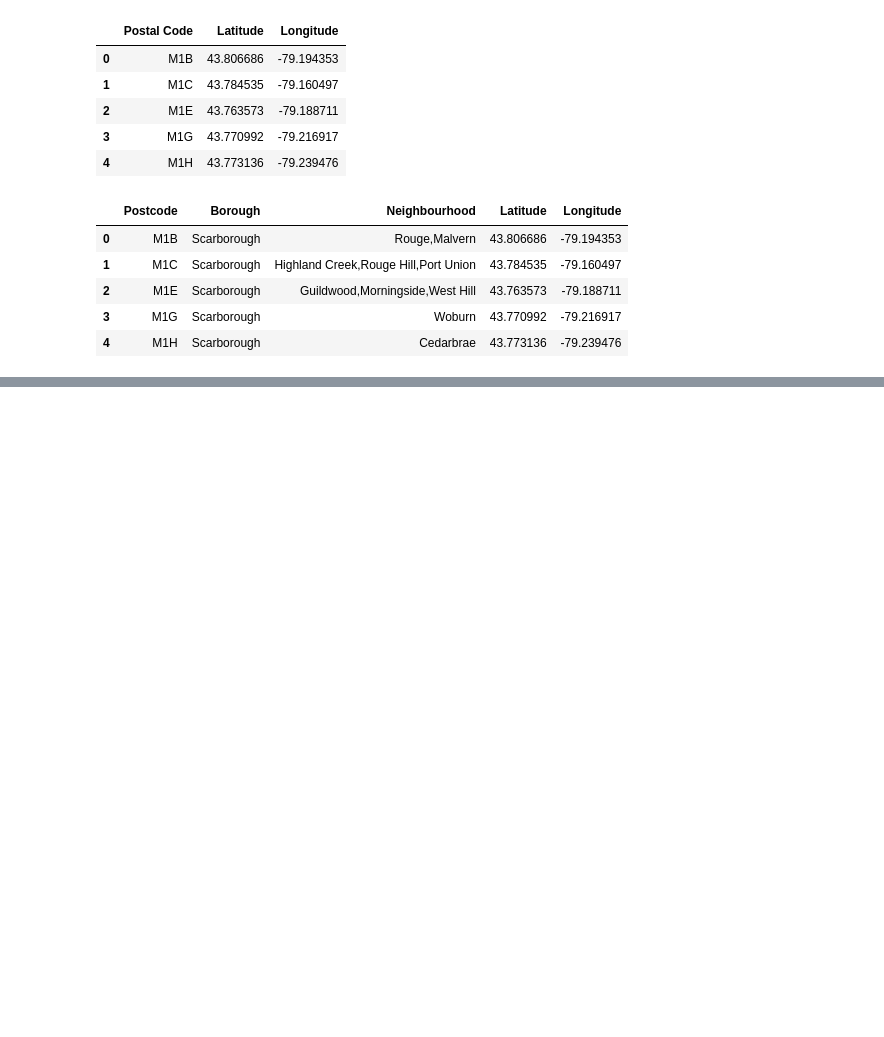
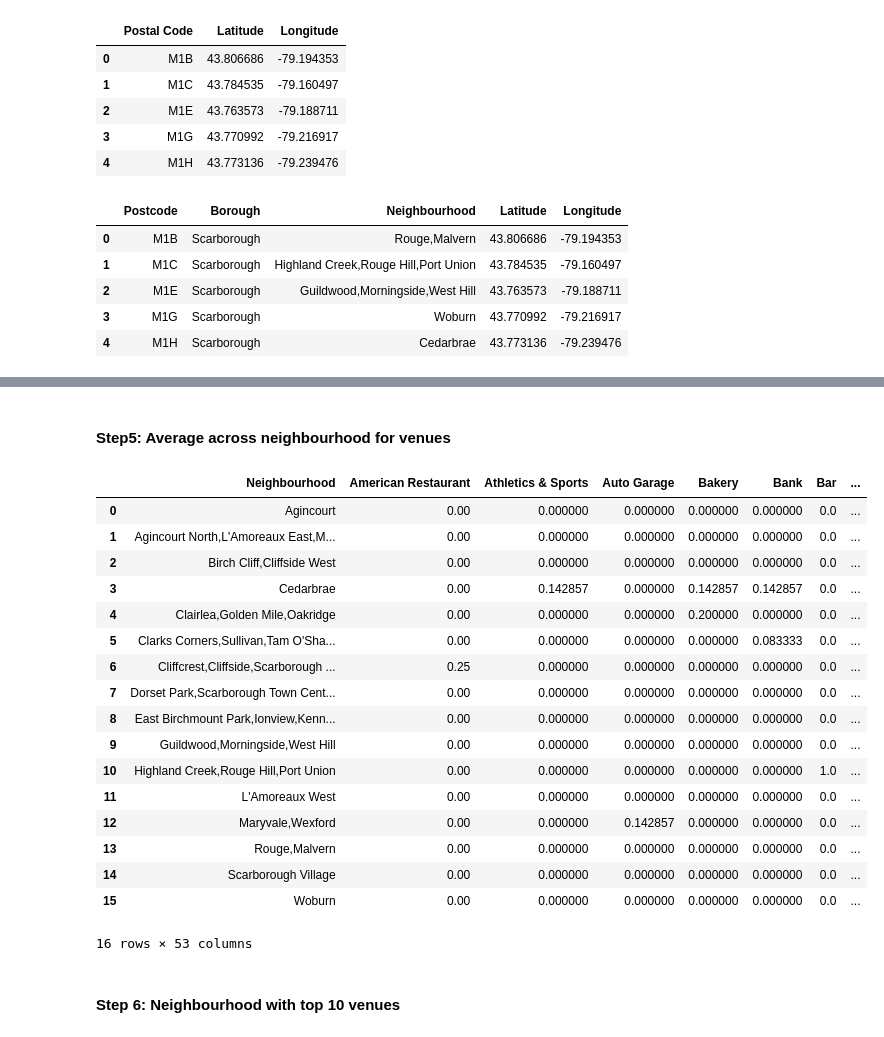
Before and after one commit to madantarun/myDataScienceExperiments, a Jupyter notebook: BeautifulSoup_Canada.ipynb, the cells around one changed output, grey strips where cells are left out. Cells and saved outputs as stored; diff of their text form; code cells hidden in the pictures; blank space fills up the shorter version.

Commit message:
Clustering of neighbourhood

```diff
--- a/BeautifulSoup_Canada.ipynb
+++ b/BeautifulSoup_Canada.ipynb
@@ -185,0 +170,7 @@ new_df[0:5]
+# %%
+CLIENT_ID = 'AKL0ZYIUDTVGTKAN1UYPQDQZHLDS1QDOMQS3451YOPK5T2M5' # your Foursquare ID
+CLIENT_SECRET = '24HCTWNAO4IKAIDOTPHW5VVK4M4BUAOAE5YZGLWDSB5VHFOJ' # your Foursquare Secret
+VERSION = '20180605' # Foursquare API version
+
+import requests
+import numpy as np
@@ -185,0 +179,3 @@ new_df[0:5]
+# %%
+borough_subset_df = new_df[new_df['Borough'] == 'Scarborough'].reset_index(drop=True)
+borough_subset_df
@@ -185,0 +243,5 @@ new_df[0:5]
+# %%
+venues = getNearbyVenues(names=borough_subset_df['Neighbourhood'],
+                                   latitudes=borough_subset_df['Latitude'],
+                                   longitudes=borough_subset_df['Longitude']
+                                  )
@@ -185,0 +275,8 @@ new_df[0:5]
+# %%
+# one hot encoding
+borough_withDummies = pd.get_dummies(venues[['Venue Category']], prefix="", prefix_sep="")
+
+# add neighborhood column back to dataframe
+borough_withDummies['Neighbourhood'] = venues['Neighbourhood']
+
+borough_withDummies[0:5]
@@ -185,0 +291,26 @@ new_df[0:5]
+# %% [markdown]
+#### Step5: Average across neighbourhood for venues
+# %%
+borough_grouped = borough_withDummies.groupby('Neighbourhood').mean().reset_index()
+borough_grouped
+# %% [output]
+|  | Neighbourhood | American Restaurant | Athletics & Sports | Auto Garage | Bakery | Bank | Bar | ... |
+| 0 | Agincourt | 0.00 | 0.000000 | 0.000000 | 0.000000 | 0.000000 | 0.0 | ... |
+| 1 | Agincourt North,L'Amoreaux East,M... | 0.00 | 0.000000 | 0.000000 | 0.000000 | 0.000000 | 0.0 | ... |
+| 2 | Birch Cliff,Cliffside West | 0.00 | 0.000000 | 0.000000 | 0.000000 | 0.000000 | 0.0 | ... |
+| 3 | Cedarbrae | 0.00 | 0.142857 | 0.000000 | 0.142857 | 0.142857 | 0.0 | ... |
+| 4 | Clairlea,Golden Mile,Oakridge | 0.00 | 0.000000 | 0.000000 | 0.200000 | 0.000000 | 0.0 | ... |
+| 5 | Clarks Corners,Sullivan,Tam O'Sha... | 0.00 | 0.000000 | 0.000000 | 0.000000 | 0.083333 | 0.0 | ... |
+| 6 | Cliffcrest,Cliffside,Scarborough ... | 0.25 | 0.000000 | 0.000000 | 0.000000 | 0.000000 | 0.0 | ... |
+| 7 | Dorset Park,Scarborough Town Cent... | 0.00 | 0.000000 | 0.000000 | 0.000000 | 0.000000 | 0.0 | ... |
+| 8 | East Birchmount Park,Ionview,Kenn... | 0.00 | 0.000000 | 0.000000 | 0.000000 | 0.000000 | 0.0 | ... |
+| 9 | Guildwood,Morningside,West Hill | 0.00 | 0.000000 | 0.000000 | 0.000000 | 0.000000 | 0.0 | ... |
+| 10 | Highland Creek,Rouge Hill,Port Union | 0.00 | 0.000000 | 0.000000 | 0.000000 | 0.000000 | 1.0 | ... |
+| 11 | L'Amoreaux West | 0.00 | 0.000000 | 0.000000 | 0.000000 | 0.000000 | 0.0 | ... |
+| 12 | Maryvale,Wexford | 0.00 | 0.000000 | 0.142857 | 0.000000 | 0.000000 | 0.0 | ... |
+| 13 | Rouge,Malvern | 0.00 | 0.000000 | 0.000000 | 0.000000 | 0.000000 | 0.0 | ... |
+| 14 | Scarborough Village | 0.00 | 0.000000 | 0.000000 | 0.000000 | 0.000000 | 0.0 | ... |
+| 15 | Woburn | 0.00 | 0.000000 | 0.000000 | 0.000000 | 0.000000 | 0.0 | ... |
+16 rows × 53 columns
+# %% [markdown]
+#### Step 6: Neighbourhood with top 10 venues
```
Also changed, not shown: parts of 23 cells of this notebook.
